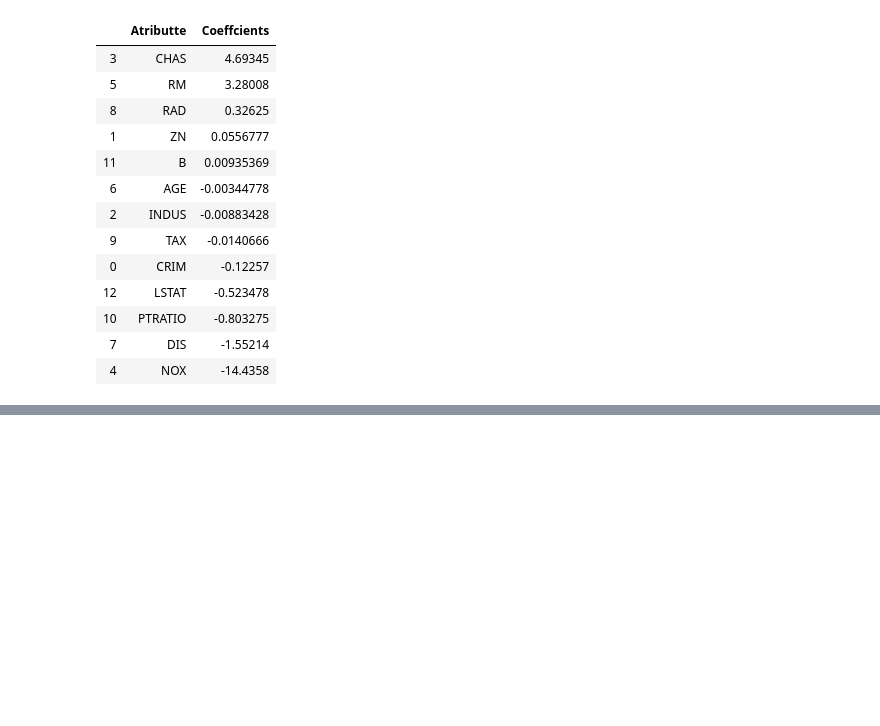
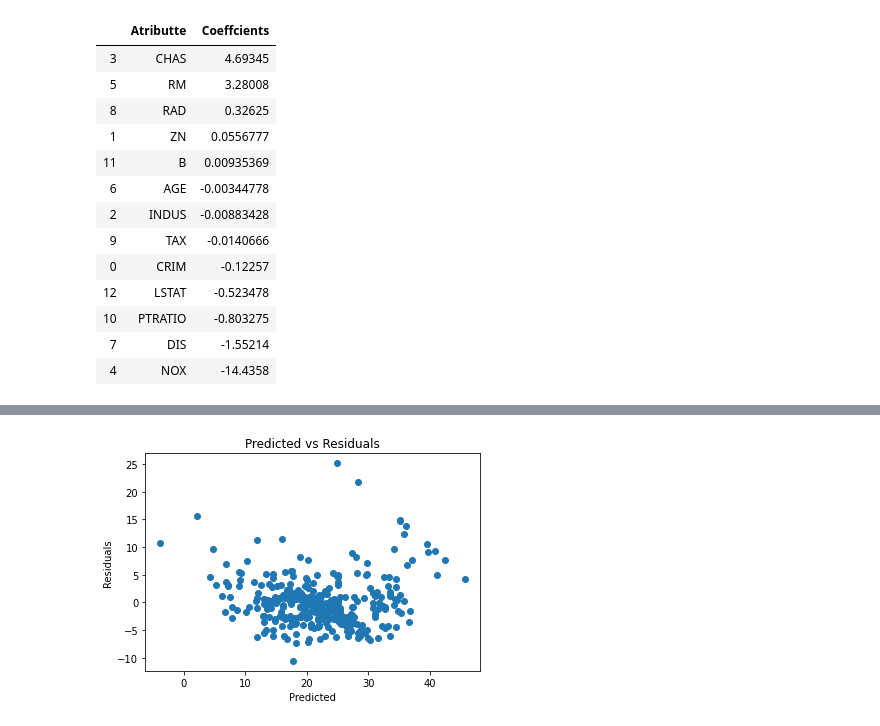
Before and after one commit to gonzalo71/TestGit, a Jupyter notebook: regresion_lineal_youtube.ipynb, the cells around one changed output, grey strips where cells are left out. Drawn from its saved outputs; the diff is of its cells as text; code cells hidden in the pictures; blank space fills up the shorter version.

```diff
--- a/regresion_lineal_youtube.ipynb
+++ b/regresion_lineal_youtube.ipynb
@@ -419,0 +445,9 @@ coeffcients.sort_values(by="Coeffcients",ascending=False)
+# %%
+# visualizing residuals
+plt.scatter(y_pred, y_train-y_pred)
+plt.xlabel("Predicted")
+plt.ylabel("Residuals")
+plt.title("Predicted vs Residuals")
+plt.show()
+# %% [output]
+[figure, added]
```
Also changed, not shown: parts of 10 cells of this notebook.
